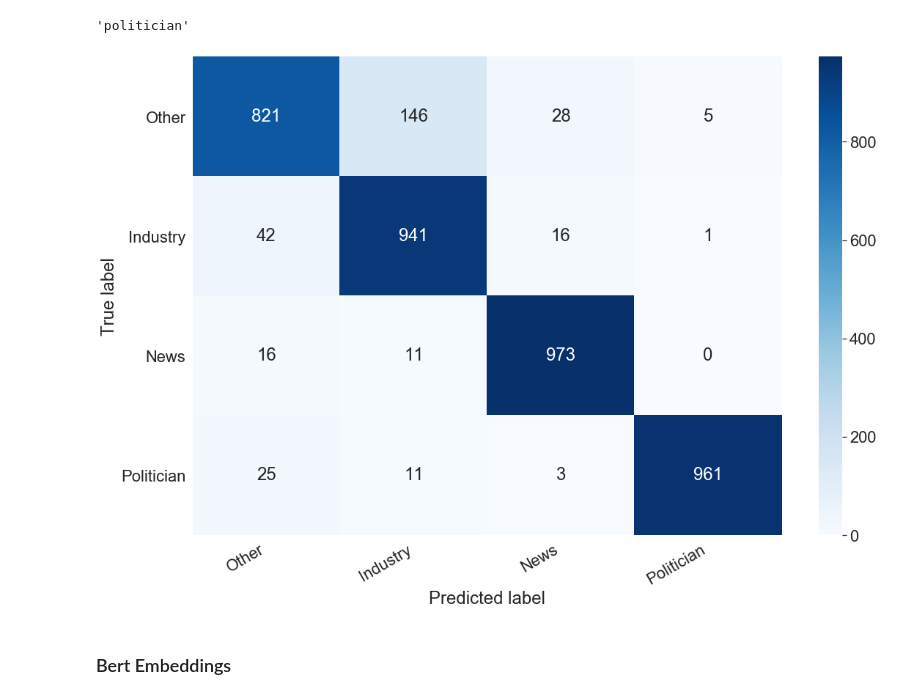
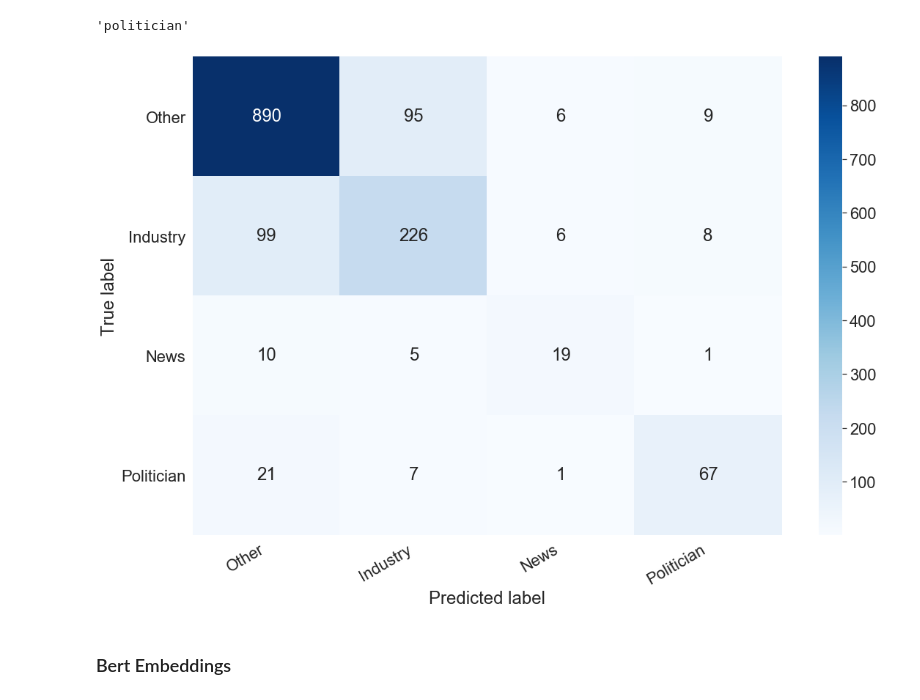
Before and after one commit to WHenrik/TextMining_SolvingClimateCrisis_BertModel, a Jupyter notebook: TextMining_BertModel.ipynb, the cells around one changed output. Saved outputs shown, nothing was run; the diff lists cells and outputs as text; code cells hidden in the pictures.

```diff
--- a/TextMining_BertModel.ipynb
+++ b/TextMining_BertModel.ipynb
@@ -204,9 +204,9 @@ Dieser Tweet kann politician zugeordnet werden
 'politician'
 # %%
 #visualization of the model performance on test data
-model.confusion_matrix(data_test)
+model.confusion_matrix(data_test_under)
 # %% [output]
-[figure, old version]
+[figure, new version]
 # %% [markdown]
 ### Bert Embeddings
 # %%
```
Also changed, not shown: parts of 1 cell of this notebook.
